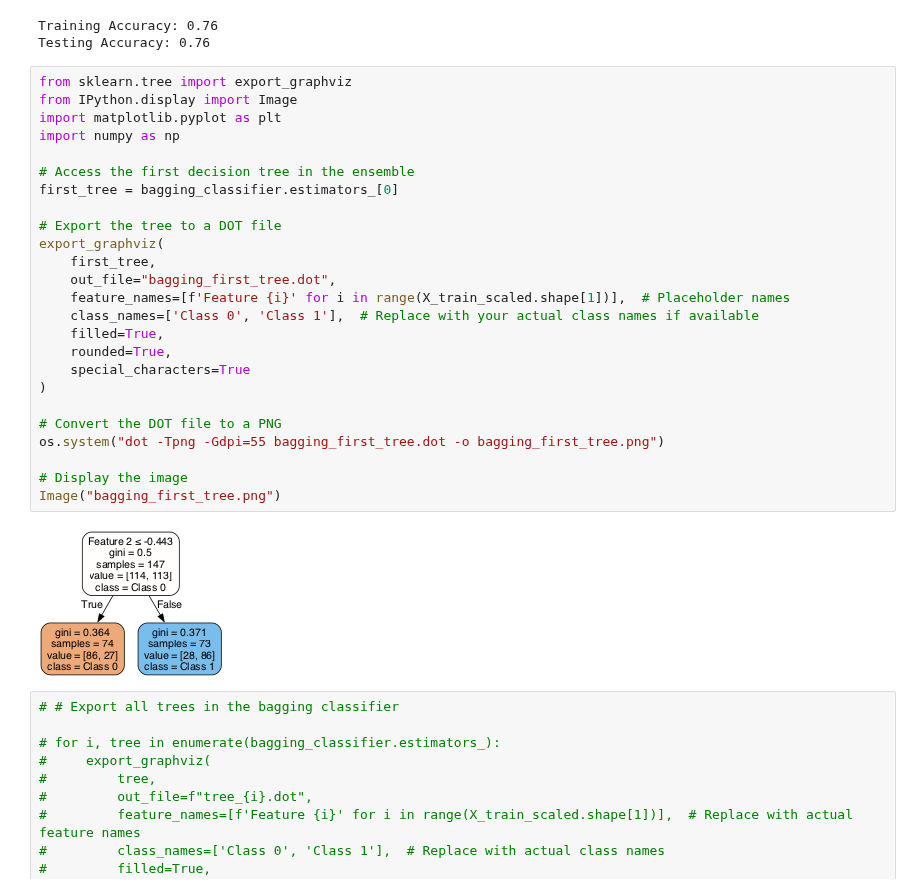
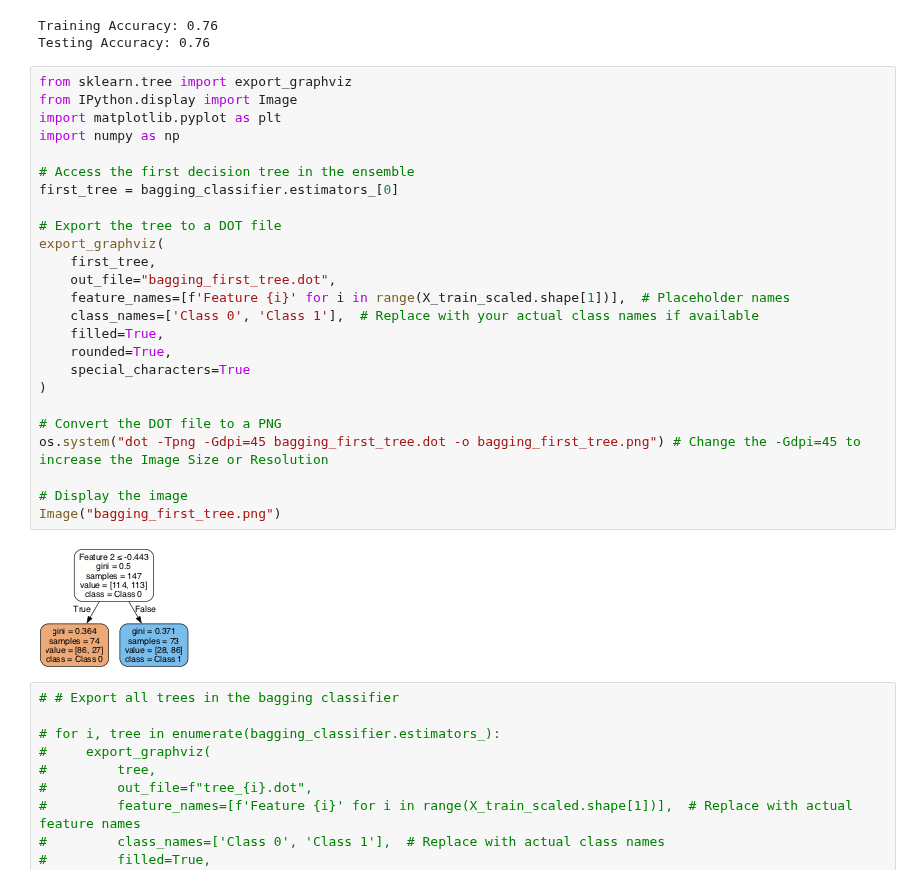
Before and after one commit to ironhack-labs/lab-ensembles, a Jupyter notebook: your-code/main.ipynb, the cells around one changed output. Saved outputs shown, nothing was run; the diff lists cells and outputs as text.

```diff
--- a/your-code/main.ipynb
+++ b/your-code/main.ipynb
@@ -166,30 +166,30 @@ Testing Accuracy: 0.76
 # %%
 from sklearn.tree import export_graphviz
 from IPython.display import Image
 import matplotlib.pyplot as plt
 import numpy as np
 
 # Access the first decision tree in the ensemble
 first_tree = bagging_classifier.estimators_[0]
 
 # Export the tree to a DOT file
 export_graphviz(
     first_tree,
     out_file="bagging_first_tree.dot",
     feature_names=[f'Feature {i}' for i in range(X_train_scaled.shape[1])],  # Placeholder names
     class_names=['Class 0', 'Class 1'],  # Replace with your actual class names if available
     filled=True,
     rounded=True,
     special_characters=True
 )
 
 # Convert the DOT file to a PNG
-os.system("dot -Tpng -Gdpi=55 bagging_first_tree.dot -o bagging_first_tree.png")
+os.system("dot -Tpng -Gdpi=45 bagging_first_tree.dot -o bagging_first_tree.png") # Change the -Gdpi=45 to increase the Image Size or Resolution
 
 # Display the image
 Image("bagging_first_tree.png")
 # %% [output]
-[figure, old version]
+[figure, new version]
 # %%
 # # Export all trees in the bagging classifier
 
```
Also changed, not shown: parts of 2 cells of this notebook, 3 other files.
